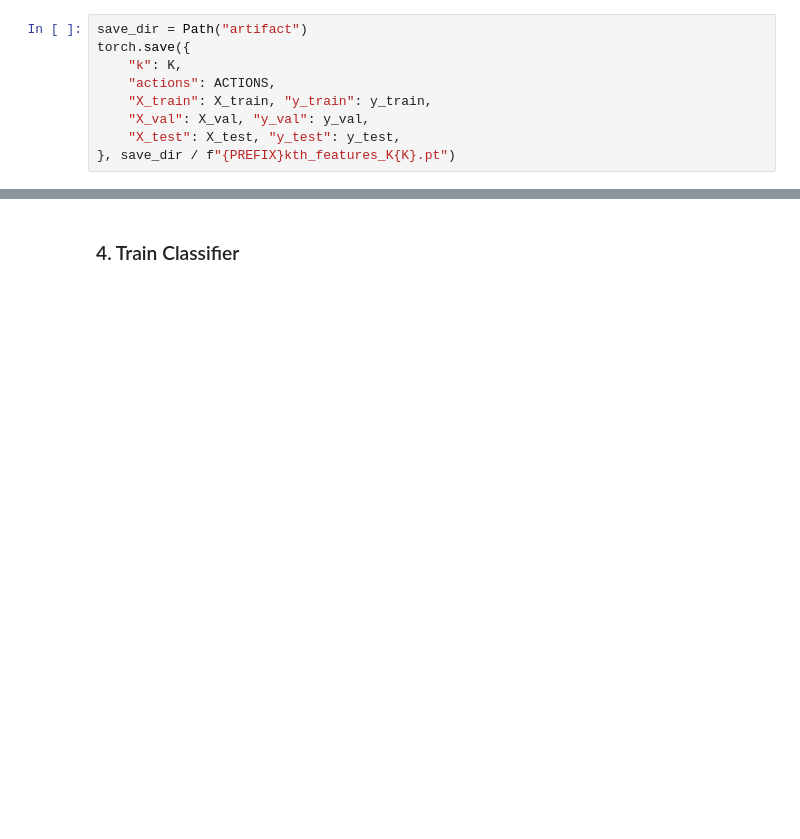
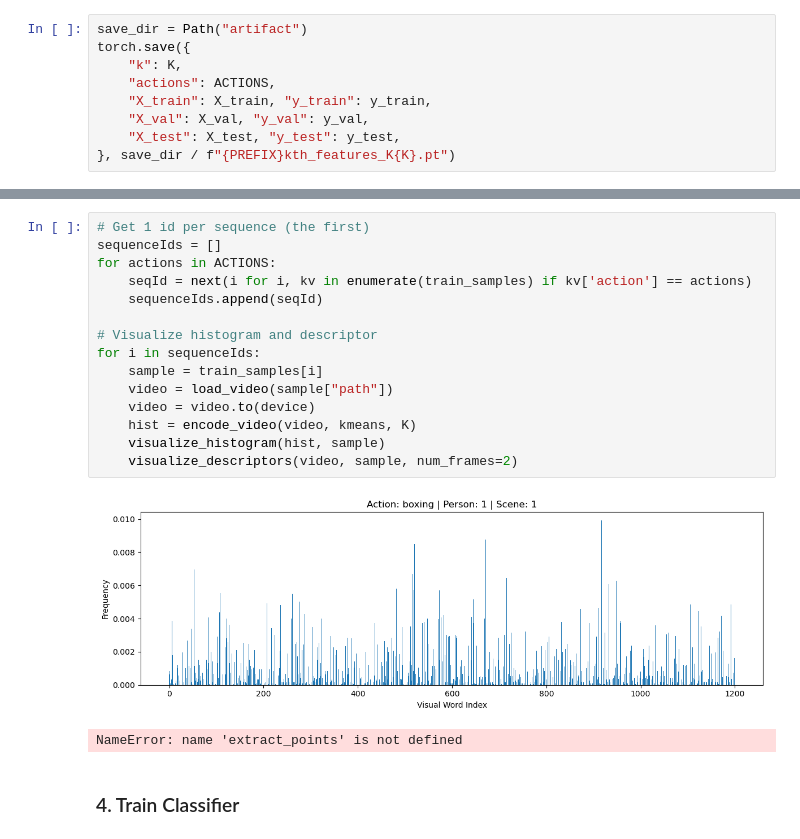
Before and after one commit to ducquando/human-action-classifier, a Jupyter notebook: schudlt copy.ipynb, the cells around one changed output, grey strips where cells are left out. Cells and saved outputs as stored; diff of their text form; blank space fills up the shorter version.

```diff
--- a/schudlt copy.ipynb
+++ b/schudlt copy.ipynb
@@ -322,3 +244,21 @@ torch.save({
+# %%
+# Get 1 id per sequence (the first)
+sequenceIds = []
+for actions in ACTIONS:
+    seqId = next(i for i, kv in enumerate(train_samples) if kv['action'] == actions)
+    sequenceIds.append(seqId)
+
+# Visualize histogram and descriptor
+for i in sequenceIds:
+    sample = train_samples[i]
+    video = load_video(sample["path"])
+    video = video.to(device)
+    hist = encode_video(video, kmeans, K)
+    visualize_histogram(hist, sample)
+    visualize_descriptors(video, sample, num_frames=2)
+# %% [output]
+[figure, added]
+NameError: name 'extract_points' is not defined
 # %% [markdown]
 ### 4. Train Classifier
 # %%
```
Also changed, not shown: parts of 25 cells of this notebook, 2 other files.
